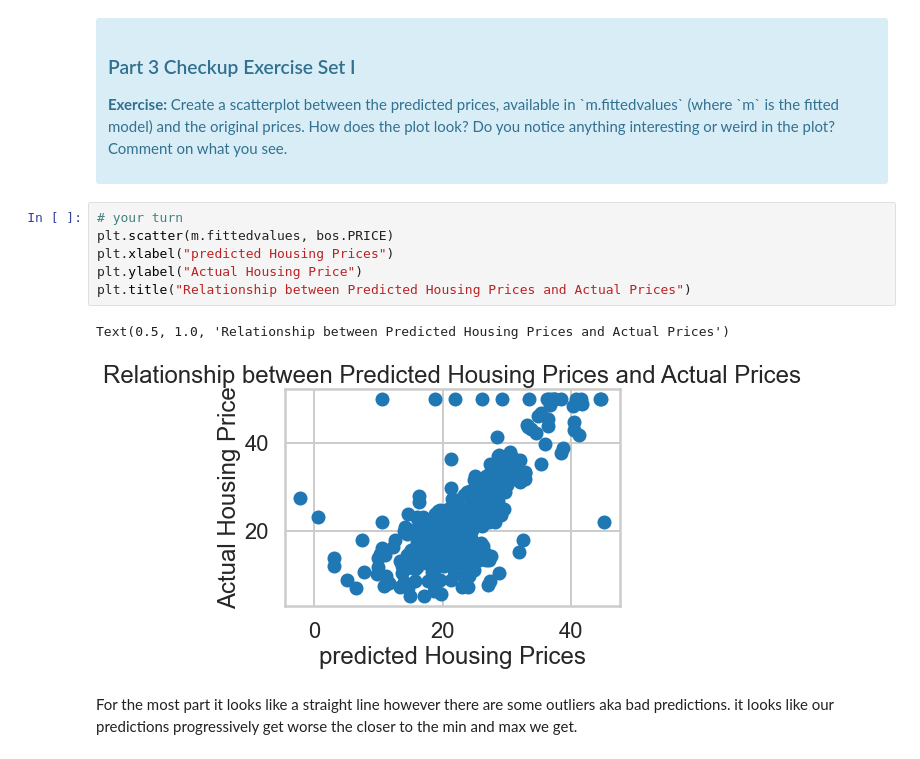
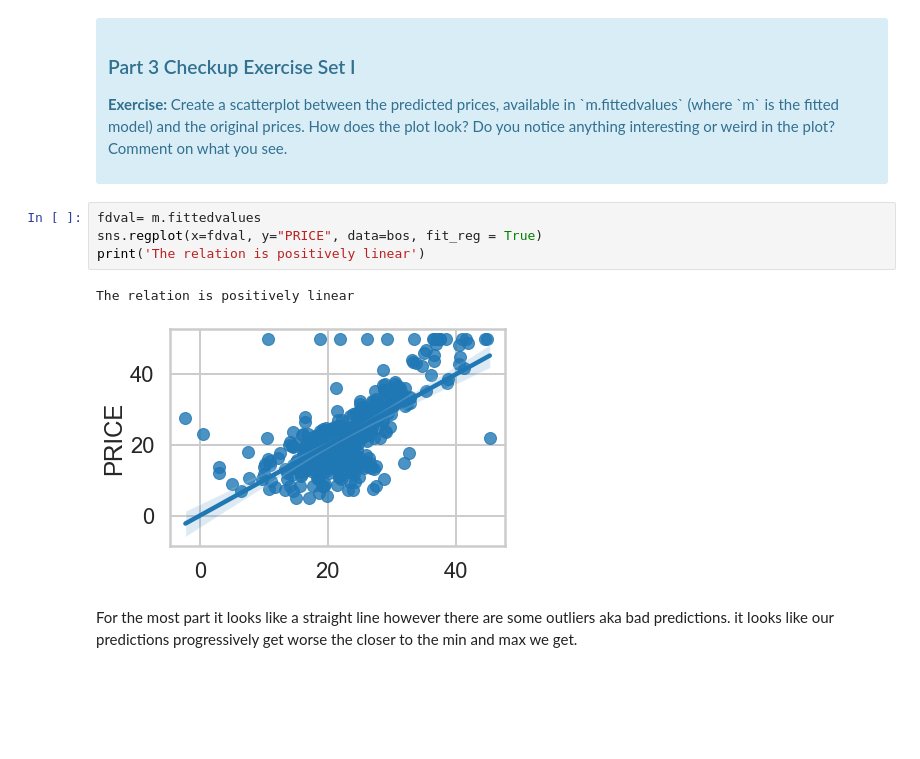
Before and after one commit to Ruben-Castro/mec-mini-projects, a Jupyter notebook: mec-11.4.1-linear-regression-mini-project/Mini_Project_Linear_Regression.ipynb, the cells around one changed output. Drawn from its saved outputs; the diff is of its cells as text; blank space fills up the shorter version.

Commit message:
finished linear regression

```diff
--- a/mec-11.4.1-linear-regression-mini-project/Mini_Project_Linear_Regression.ipynb
+++ b/mec-11.4.1-linear-regression-mini-project/Mini_Project_Linear_Regression.ipynb
@@ -481,15 +510,13 @@ Let's see how our model actually fit our data. We can see below that there is a
 
 <p><b>Exercise:</b> Create a scatterplot between the predicted prices, available in `m.fittedvalues` (where `m` is the fitted model) and the original prices. How does the plot look? Do you notice anything interesting or weird in the plot? Comment on what you see.</p>
 </div>
-# %%
-# your turn
-plt.scatter(m.fittedvalues, bos.PRICE)
-plt.xlabel("predicted Housing Prices")
-plt.ylabel("Actual Housing Price")
-plt.title("Relationship between Predicted Housing Prices and Actual Prices")
-# %% [output]
-Text(0.5, 1.0, 'Relationship between Predicted Housing Prices and Actual Prices')
-[figure, removed]
+# %%
+fdval= m.fittedvalues
+sns.regplot(x=fdval, y="PRICE", data=bos, fit_reg = True)
+print('The relation is positively linear')
+# %% [output]
+The relation is positively linear
+[figure, added]
 # %% [markdown]
 For the most part it looks like a straight line however there are some outliers aka bad predictions. it looks like our predictions progressively get worse the closer to the min and max we get.
 # %% [markdown]
```
Also changed, not shown: parts of 40 cells of this notebook, 1 other file.
